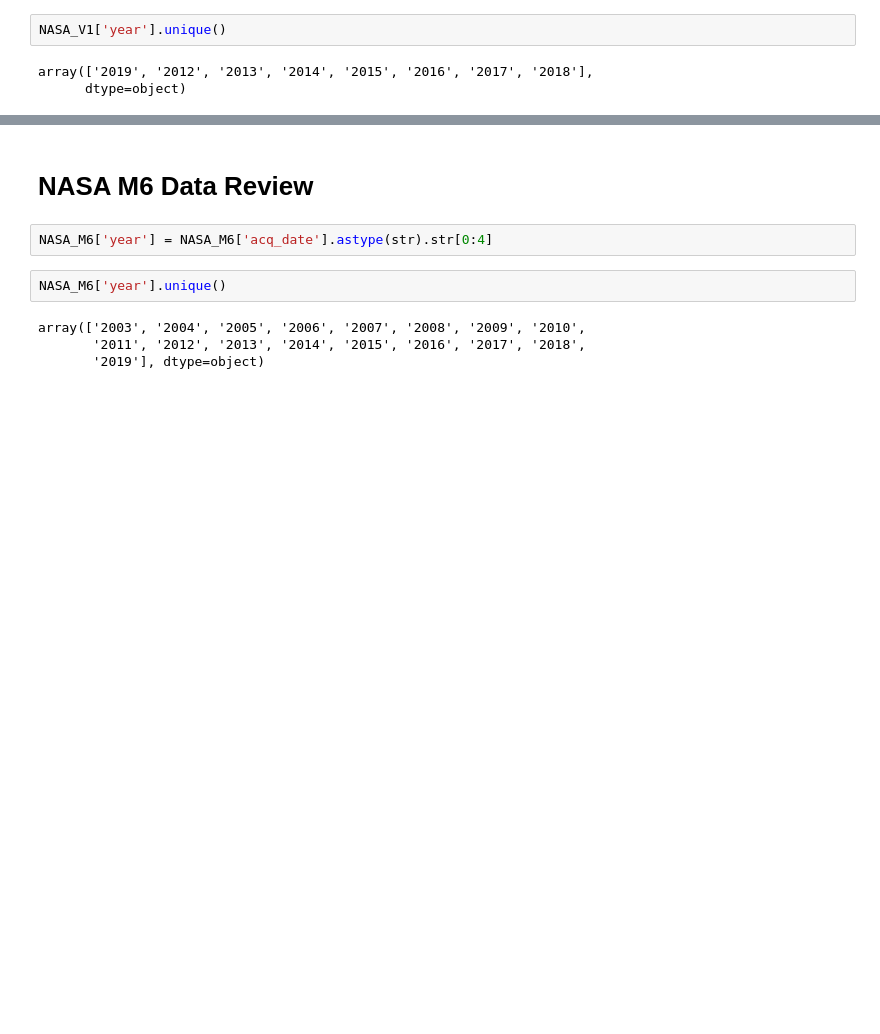
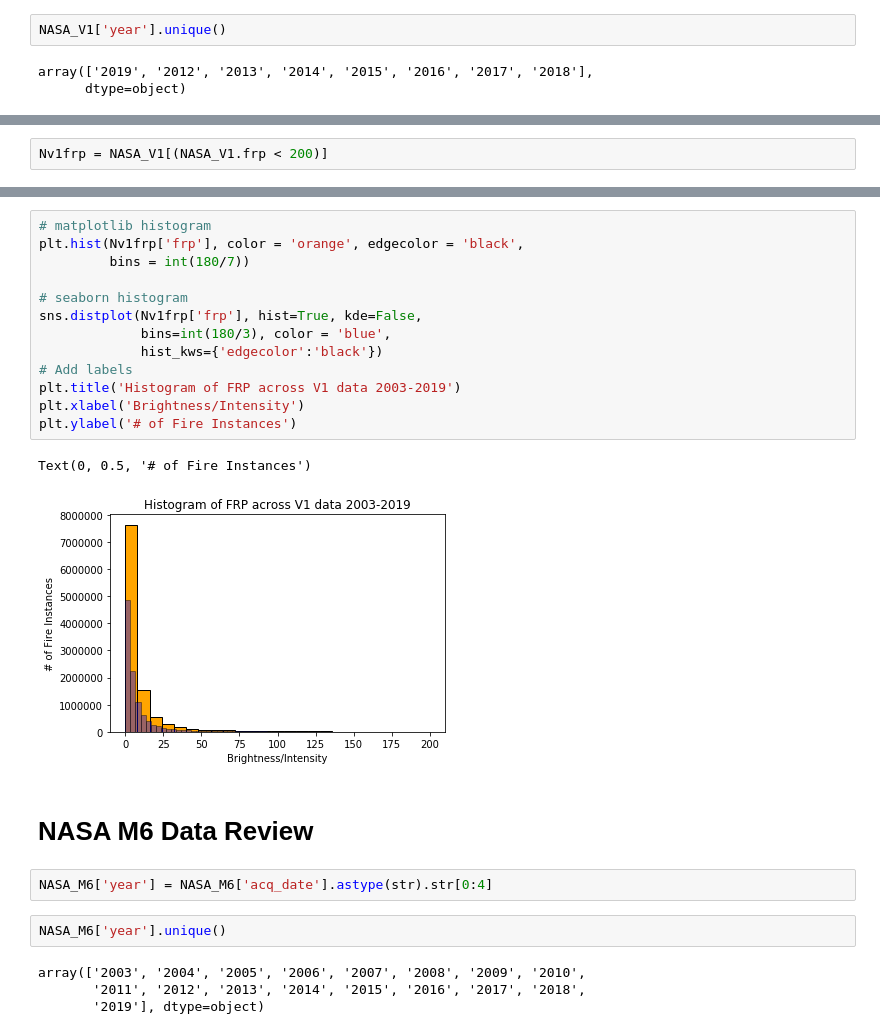
Before and after one commit to NahidGithub/Predicting-Wildfires, a Jupyter notebook: experimental code/NASA-HH.ipynb, the cells around one changed output, grey strips where cells are left out. Cells and saved outputs as stored; diff of their text form; blank space fills up the shorter version.

```diff
--- a/experimental code/NASA-HH.ipynb
+++ b/experimental code/NASA-HH.ipynb
@@ -75,0 +84,2 @@ array(['2019', '2012', '2013', '2014', '2015', '2016', '2017', '2018'],
+# %%
+Nv1frp = NASA_V1[(NASA_V1.frp < 200)]
@@ -76,3 +93,19 @@ array(['2019', '2012', '2013', '2014', '2015', '2016', '2017', '2018'],
+# %%
+# matplotlib histogram
+plt.hist(Nv1frp['frp'], color = 'orange', edgecolor = 'black',
+         bins = int(180/7))
+
+# seaborn histogram
+sns.distplot(Nv1frp['frp'], hist=True, kde=False,
+             bins=int(180/3), color = 'blue',
+             hist_kws={'edgecolor':'black'})
+# Add labels
+plt.title('Histogram of FRP across V1 data 2003-2019')
+plt.xlabel('Brightness/Intensity')
+plt.ylabel('# of Fire Instances')
+# %% [output]
+Text(0, 0.5, '# of Fire Instances')
+[figure, added]
 # %% [markdown]
 # NASA M6 Data Review
 # %%
```
Also changed, not shown: parts of 18 cells of this notebook, 1 other file.
